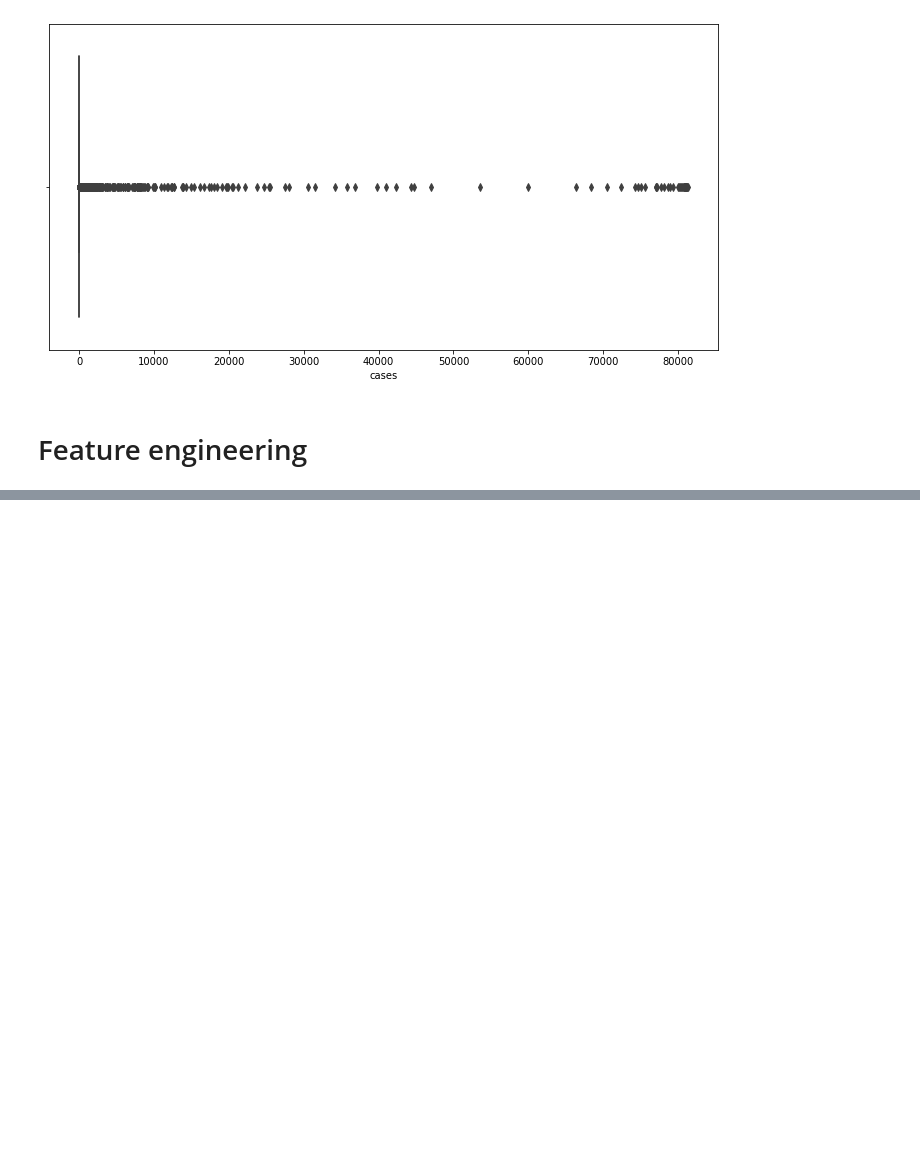
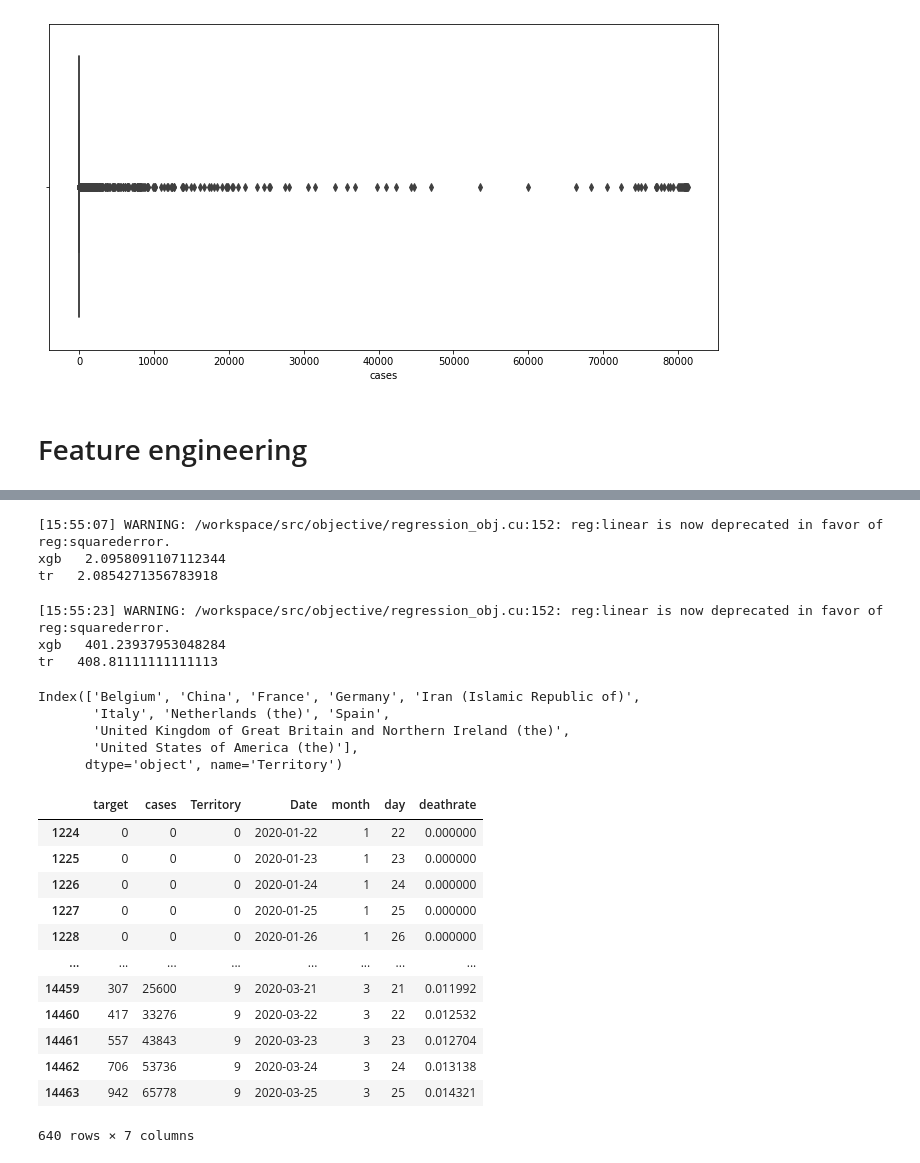
Before and after one commit to mohiiieldin/Predict-the-Global-Spread-of-COVID-19, a Jupyter notebook: my_Copy_of_Covid_19_Data_Prep_Allcountries.ipynb, the cells around one changed output, grey strips where cells are left out. Drawn from its saved outputs; the diff is of its cells as text; code cells hidden in the pictures; blank space fills up the shorter version.

```diff
--- a/my_Copy_of_Covid_19_Data_Prep_Allcountries.ipynb
+++ b/my_Copy_of_Covid_19_Data_Prep_Allcountries.ipynb
@@ -1227,0 +1100,12 @@ submission.to_csv('AME.csv' , index = False)
+# %%
+trainwithoutcases.drop("index",axis=1,inplace=True)
+# %%
+validate.drop("index",axis=1,inplace=True)
+# %%
+trainwithoutcases_high = trainwithoutcases[trainwithoutcases.Territory.isin(top_10_death) ]
+validate_high = validate[validate.Territory.isin(top_10_death) ]
+submissionclean_high = submissionclean_death[submissionclean_death.Territory.isin(top_10_death) ]
+
+trainwithoutcases_low = trainwithoutcases[trainwithoutcases.Territory.isin(low_death_index) ]
+validate_low = validate[validate.Territory.isin(low_death_index)]
+submissionclean_low = submissionclean_death[submissionclean_death.Territory.isin(low_death_index)]
@@ -1227,0 +1116,35 @@ submission.to_csv('AME.csv' , index = False)
+# %%
+trainwithoutcases_low_L , validate_low_L , submissionclean_low_L = AllEncoder(trainwithoutcases_low.copy(),validate_low.copy(),submissionclean_low.copy(),"l",["Territory"])
+trainwithoutcases_high_L , validate_high_L , submissionclean_high_L = AllEncoder(trainwithoutcases_high.copy(),validate_high.copy(),submissionclean_high.copy(),"l",["Territory"])
+# %%
+# One set validation
+models = []
+# models.append(('cat',CatBoostRegressor(verbose=False,max_depth=11,task_type="GPU",iterations=1500,learning_rate=0.003,l2_leaf_reg=0.4)))
+models.append(('xgb',XGBRegressor( )))
+models.append(('tr',DecisionTreeRegressor()))
+
+
+for name, model in models:
+  model.fit(trainwithoutcases_low_L.drop(["target",'Date'],axis =1),trainwithoutcases_low_L.target)
+  preds = model.predict(validate_low_L.drop(["target","Date"],axis =1))
+  print(name , " ", mae(validate_low_L.target,preds))
+# %% [output]
+[15:55:07] WARNING: /workspace/src/objective/regression_obj.cu:152: reg:linear is now deprecated in favor of reg:squarederror.
+xgb   2.0958091107112344
+tr   2.0854271356783918
+# %%
+# One set validation
+models = []
+# models.append(('cat',CatBoostRegressor(verbose=False,max_depth=11,task_type="GPU",iterations=1500,learning_rate=0.003,l2_leaf_reg=0.4)))
+models.append(('xgb',XGBRegressor( )))
+models.append(('tr',DecisionTreeRegressor()))
+
+
+for name, model in models:
+  model.fit(trainwithoutcases_high_L.drop(["target",'Date'],axis =1),trainwithoutcases_high_L.target)
+  preds = model.predict(validate_high_L.drop(["target","Date"],axis =1))
+  print(name , " ", mae(validate_high_L.target,preds))
+# %% [output]
+[15:55:23] WARNING: /workspace/src/objective/regression_obj.cu:152: reg:linear is now deprecated in favor of reg:squarederror.
+xgb   401.23937953048284
+tr   408.81111111111113
@@ -1227,0 +1153,24 @@ submission.to_csv('AME.csv' , index = False)
+# %%
+top_10_death.sort_values()
+# %% [output]
+Index(['Belgium', 'China', 'France', 'Germany', 'Iran (Islamic Republic of)',
+       'Italy', 'Netherlands (the)', 'Spain',
+       'United Kingdom of Great Britain and Northern Ireland (the)',
+       'United States of America (the)'],
+      dtype='object', name='Territory')
+# %%
+trainwithoutcases_high_L
+# %% [output]
+|  | target | cases | Territory | Date | month | day | deathrate |
+| 1224 | 0 | 0 | 0 | 2020-01-22 | 1 | 22 | 0.000000 |
+| 1225 | 0 | 0 | 0 | 2020-01-23 | 1 | 23 | 0.000000 |
+| 1226 | 0 | 0 | 0 | 2020-01-24 | 1 | 24 | 0.000000 |
+| 1227 | 0 | 0 | 0 | 2020-01-25 | 1 | 25 | 0.000000 |
+| 1228 | 0 | 0 | 0 | 2020-01-26 | 1 | 26 | 0.000000 |
+| ... | ... | ... | ... | ... | ... | ... | ... |
+| 14459 | 307 | 25600 | 9 | 2020-03-21 | 3 | 21 | 0.011992 |
+| 14460 | 417 | 33276 | 9 | 2020-03-22 | 3 | 22 | 0.012532 |
+| 14461 | 557 | 43843 | 9 | 2020-03-23 | 3 | 23 | 0.012704 |
+| 14462 | 706 | 53736 | 9 | 2020-03-24 | 3 | 24 | 0.013138 |
+| 14463 | 942 | 65778 | 9 | 2020-03-25 | 3 | 25 | 0.014321 |
+640 rows × 7 columns
```
Also changed, not shown: parts of 150 cells of this notebook.
